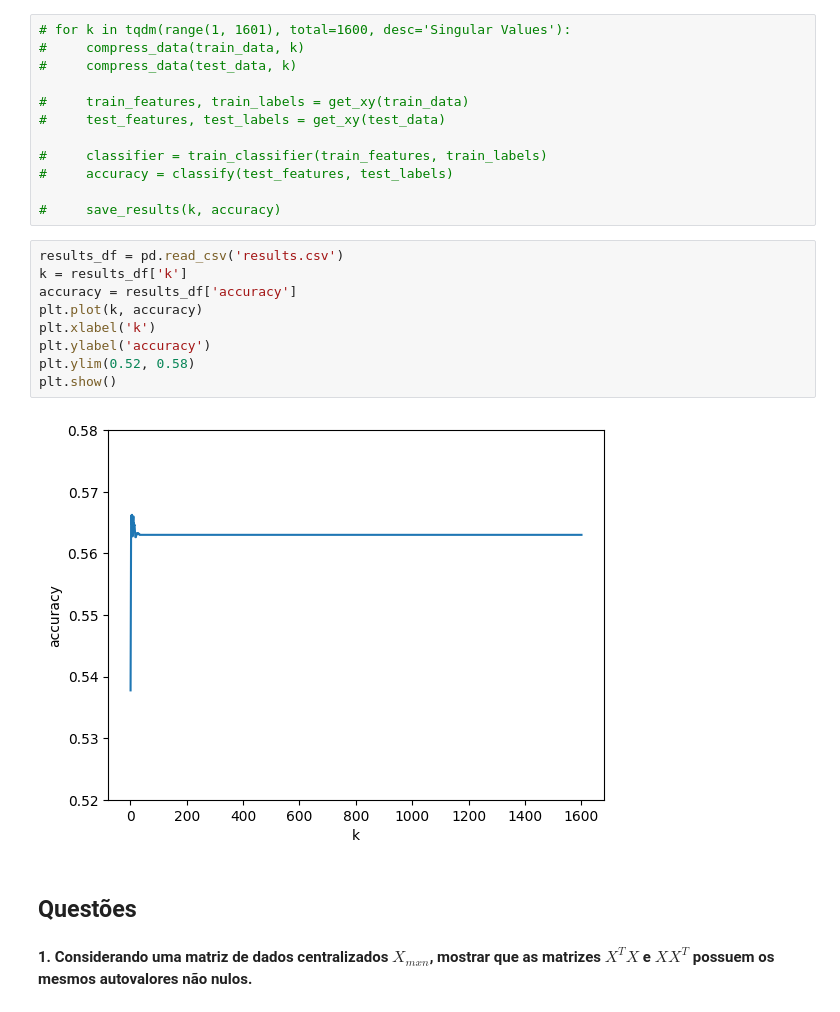
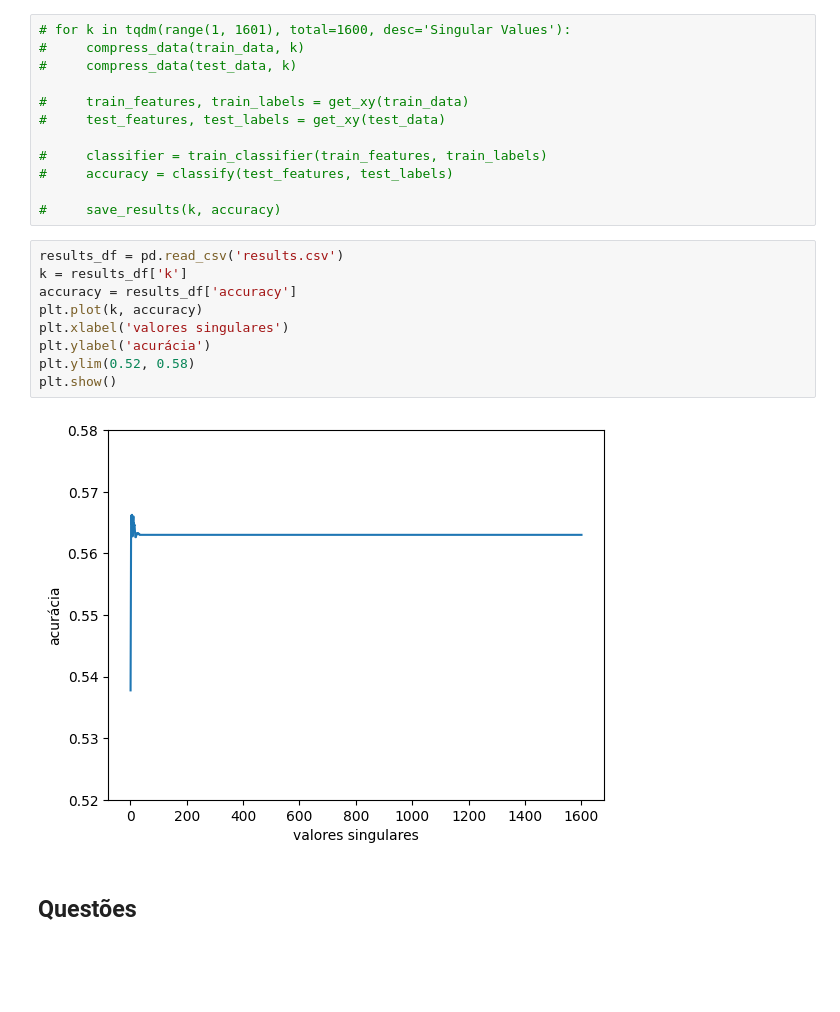
Before and after one commit to GabrielLins64/fad-trabalho-2, a Jupyter notebook: fad-gabriel_lins.ipynb, the cells around one changed output. Cells and saved outputs as stored; diff of their text form; blank space fills up the shorter version.

```diff
--- a/fad-gabriel_lins.ipynb
+++ b/fad-gabriel_lins.ipynb
@@ -367,16 +367,13 @@ def save_results(k, accuracy):
 # %%
 results_df = pd.read_csv('results.csv')
 k = results_df['k']
 accuracy = results_df['accuracy']
 plt.plot(k, accuracy)
-plt.xlabel('k')
-plt.ylabel('accuracy')
+plt.xlabel('valores singulares')
+plt.ylabel('acurácia')
 plt.ylim(0.52, 0.58)
 plt.show()
 # %% [output]
-[figure, old version]
+[figure, new version]
 # %% [markdown]
 ## Questões
-# %% [markdown]
-**1. Considerando uma matriz de dados centralizados $X_{mxn}$, mostrar que
-as matrizes $X^TX$ e $XX^T$ possuem os mesmos autovalores não nulos.**
```
Also changed, not shown: parts of 8 cells of this notebook.
